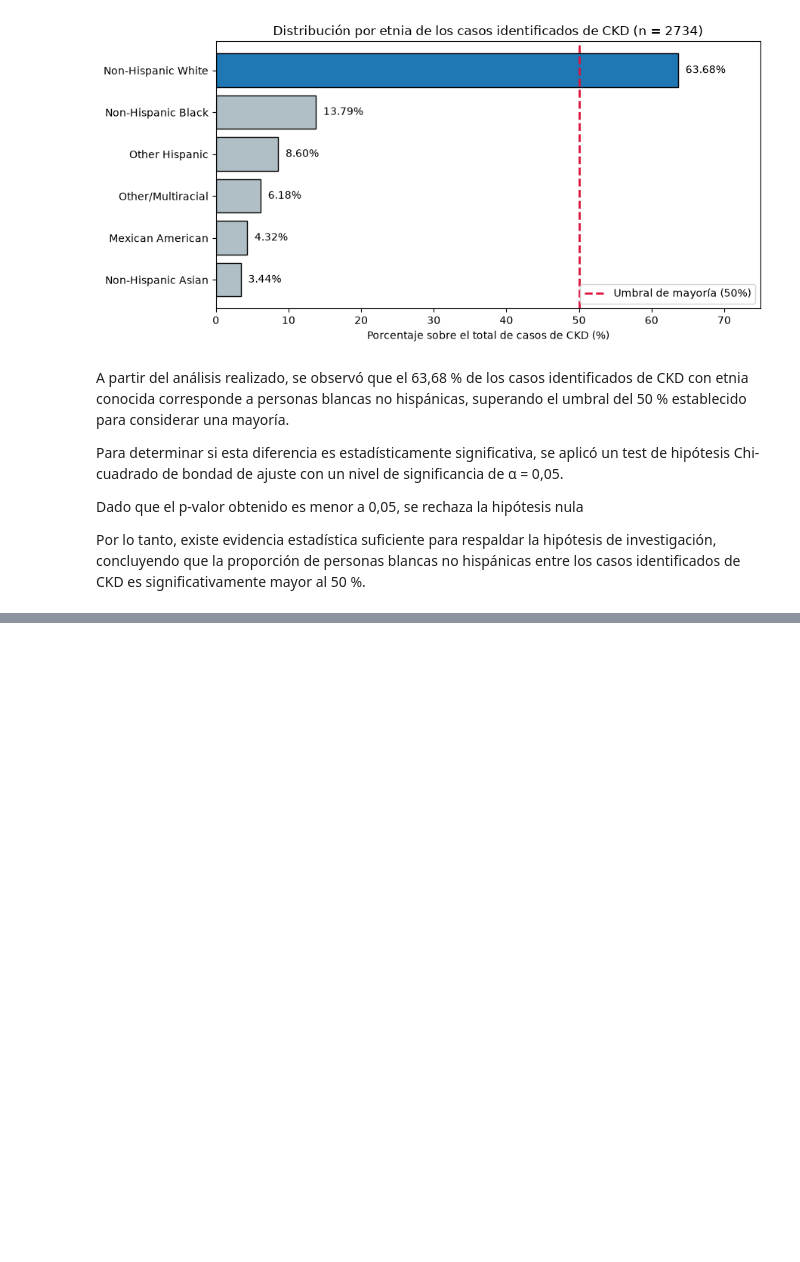
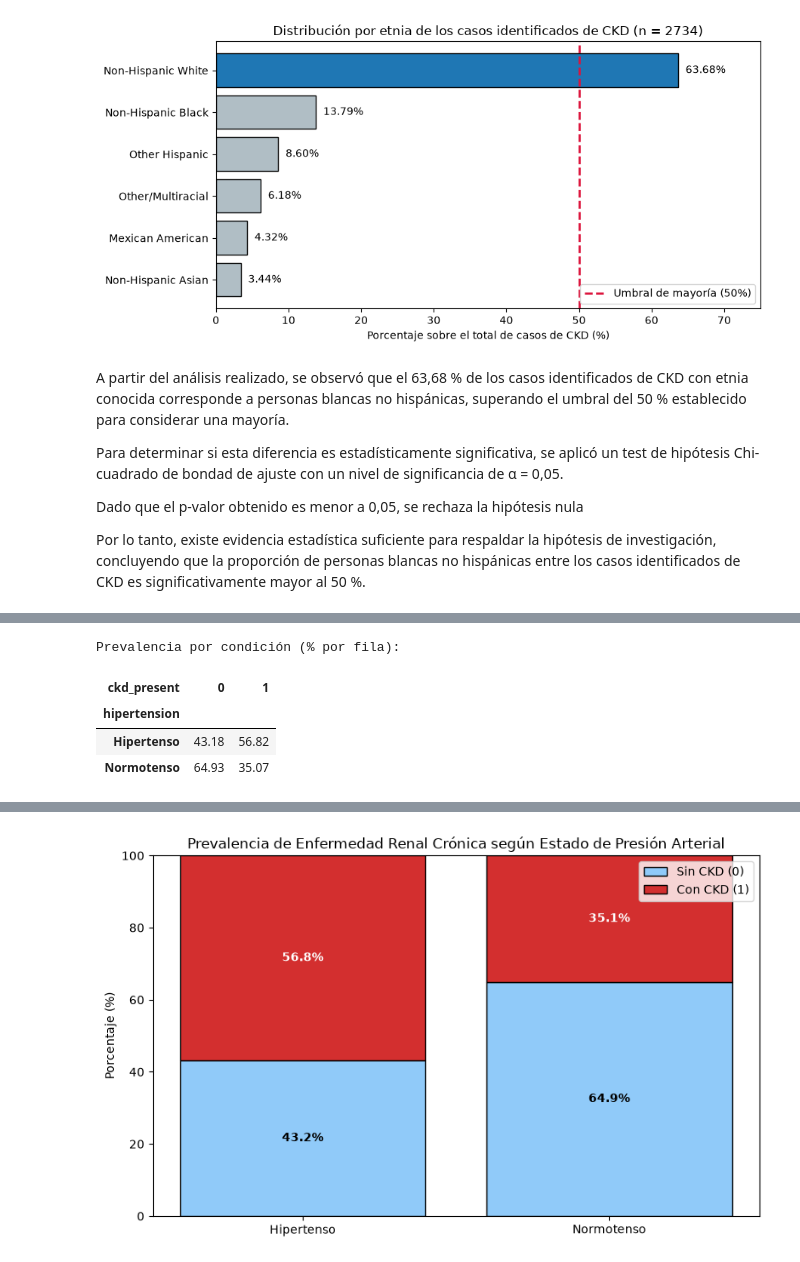
Before and after one commit to tomasgenco/TPE_C_DATOS, a Jupyter notebook: tpe_enfermedad_renal.ipynb, the cells around one changed output, grey strips where cells are left out. Cells and saved outputs as stored; diff of their text form; code cells hidden in the pictures; blank space fills up the shorter version.

```diff
--- a/tpe_enfermedad_renal.ipynb
+++ b/tpe_enfermedad_renal.ipynb
@@ -675,0 +707,74 @@ Por lo tanto, existe evidencia estadística suficiente para respaldar la hipóte
+# %%
+# Filtramos las observaciones con datos completos en las variables de interés
+df_presion = df_limpio.dropna(subset=["ckd_present", "bp_systolic", "bp_diastolic"]).copy()
+df_presion["ckd_present"] = df_presion["ckd_present"].astype(int)
+
+
+# pasamos a la creación de la variable categórica según lo explicado, usamos el np.where que funciona como un IF-ELSE si la condicion se cumple asigna el primer string sino el segundo
+es_hipertenso = (df_presion["bp_systolic"] >= 130) | (df_presion["bp_diastolic"] >= 80)
+df_presion["hipertension"] = np.where(es_hipertenso, "Hipertenso", "Normotenso")
+
+
+# construimos las tablas de contingencia
+# Frecuencias observadas
+tabla_contingencia = pd.crosstab(
+    df_presion["hipertension"],
+    df_presion["ckd_present"],
+    rownames=["Condición de Presión"],
+    colnames=["CKD Presente"]
+)
+# Porcentajes calculados por fila
+tabla_porcentajes = pd.crosstab(
+    df_presion["hipertension"],
+    df_presion["ckd_present"],
+    normalize="index"
+) * 100
+
+
+
+print("Tabla de contingencia (Frecuencias observadas):")
+display(tabla_contingencia)
+print("\nPrevalencia por condición (% por fila):")
+display(tabla_porcentajes.round(2))
+
+
+
+# teniendo las tablas de contingencia pasamos a hacer el Test Chi-cuadrado de independencia
+chi2_stat, p_val, dof, frec_esperadas = stats.chi2_contingency(tabla_contingencia)
+
+
+# Métricas de asociación y riesgo que explicamos arriba
+a = tabla_contingencia.loc["Hipertenso", 1]
+b = tabla_contingencia.loc["Hipertenso", 0]
+c = tabla_contingencia.loc["Normotenso", 1]
+d = tabla_contingencia.loc["Normotenso", 0]
+riesgo_relativo = (a / (a + b)) / (c / (c + d))
+odds_ratio = (a * d) / (b * c)
+print(f"\nResultados del Test Chi-cuadrado:")
+print(f"Estadístico Chi2: {chi2_stat:.2f}")
+print(f"Grados de libertad: {dof}")
+print(f"p-valor: {p_val:.4e}")
+print(f"\nMedidas de riesgo:")
+print(f"Riesgo Relativo (RR): {riesgo_relativo:.2f}")
+print(f"Odds Ratio (OR): {odds_ratio:.2f}")
+
+
+#visualiacion mediante graficos de barras
+fig, ax = plt.subplots(figsize=(8, 5))
+bar_sano = ax.bar(tabla_porcentajes.index, tabla_porcentajes[0], label="Sin CKD (0)", color="#90caf9", edgecolor="black")
+bar_ckd = ax.bar(tabla_porcentajes.index, tabla_porcentajes[1], bottom=tabla_porcentajes[0], label="Con CKD (1)", color="#d32f2f", edgecolor="black")
+
+for bar in bar_sano:
+    h = bar.get_height()
+    ax.text(bar.get_x() + bar.get_width()/2, h/2, f"{h:.1f}%", ha="center", va="center", color="black", fontweight="bold")
+for bar in bar_ckd:
+    h = bar.get_height()
+    y_base = bar.get_y()
+    ax.text(bar.get_x() + bar.get_width()/2, y_base + h/2, f"{h:.1f}%", ha="center", va="center", color="white", fontweight="bold")
+ax.set_ylabel("Porcentaje (%)")
+ax.set_title("Prevalencia de Enfermedad Renal Crónica según Estado de Presión Arterial")
+ax.set_ylim(0, 100)
+ax.legend(loc="upper right")
+plt.tight_layout()
+plt.show()
+# %% [output]
@@ -675,0 +786,5 @@ Por lo tanto, existe evidencia estadística suficiente para respaldar la hipóte
+Prevalencia por condición (% por fila):
+| ckd_present | 0 | 1 |
+| hipertension |  |  |
+| Hipertenso | 43.18 | 56.82 |
+| Normotenso | 64.93 | 35.07 |
@@ -675,0 +799 @@ Por lo tanto, existe evidencia estadística suficiente para respaldar la hipóte
+[figure, added]
```
Also changed, not shown: parts of 3 cells of this notebook.
